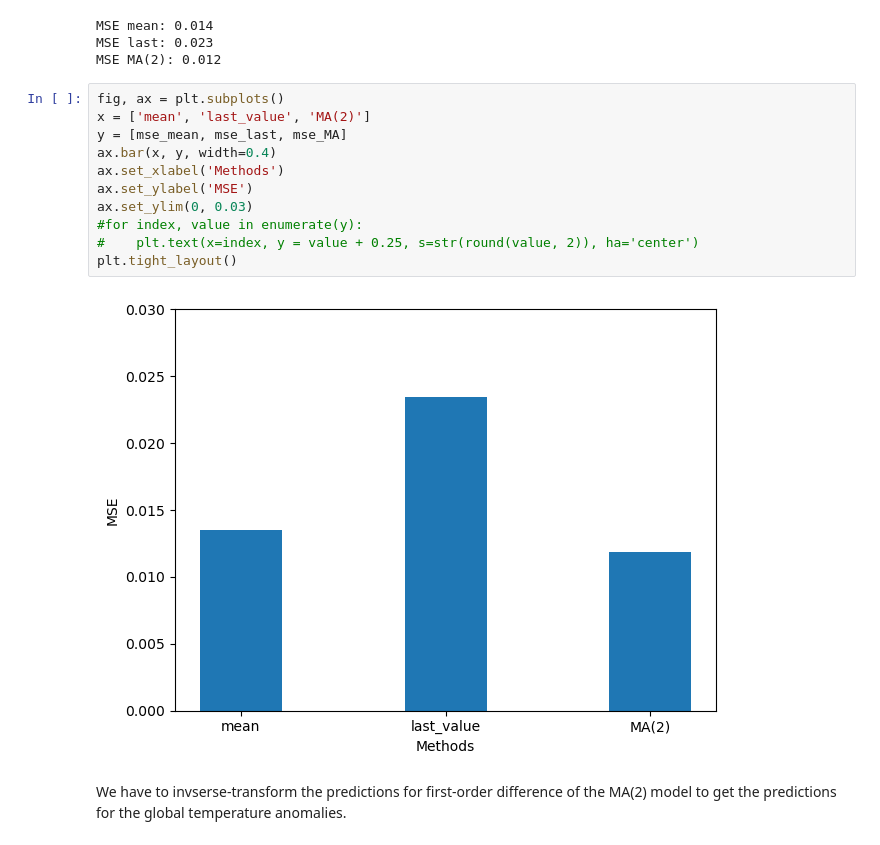
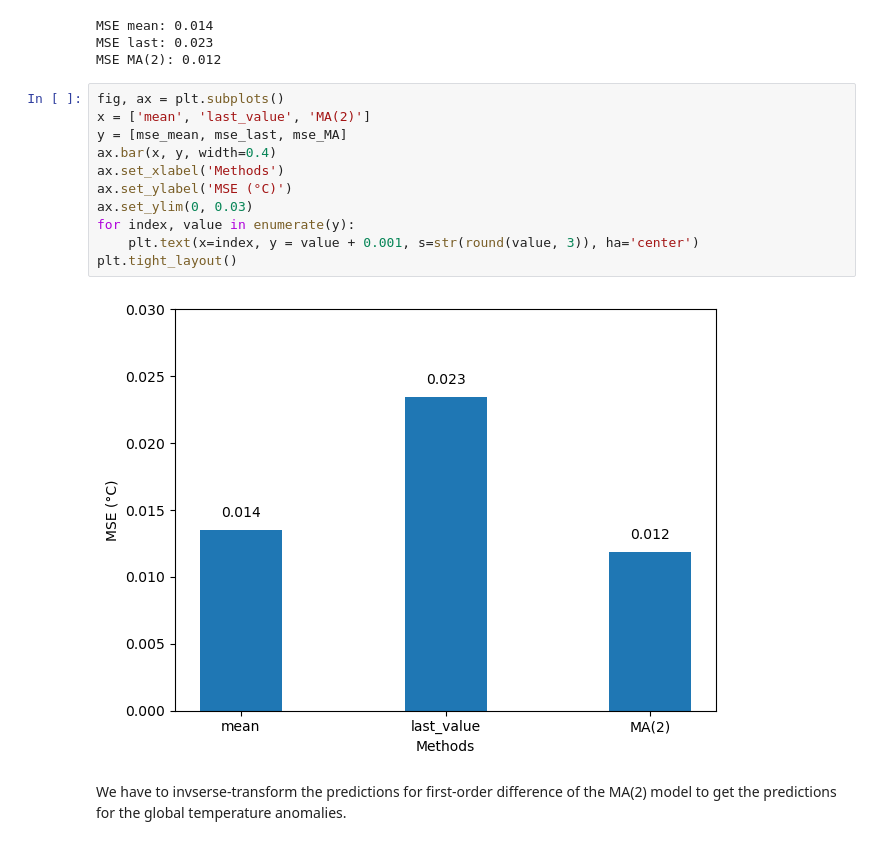
Before and after one commit to luigiselmi/climate, a Jupyter notebook: globaltemp/global_temperature_anomaly.ipynb, the cells around one changed output. Cells and saved outputs as stored; diff of their text form.

```diff
--- a/globaltemp/global_temperature_anomaly.ipynb
+++ b/globaltemp/global_temperature_anomaly.ipynb
@@ -344,16 +344,16 @@ MSE MA(2): 0.012
 # %%
 fig, ax = plt.subplots()
 x = ['mean', 'last_value', 'MA(2)']
 y = [mse_mean, mse_last, mse_MA]
 ax.bar(x, y, width=0.4)
 ax.set_xlabel('Methods')
-ax.set_ylabel('MSE')
+ax.set_ylabel('MSE (°C)')
 ax.set_ylim(0, 0.03)
-#for index, value in enumerate(y):
-#    plt.text(x=index, y = value + 0.25, s=str(round(value, 2)), ha='center')
+for index, value in enumerate(y):
+    plt.text(x=index, y = value + 0.001, s=str(round(value, 3)), ha='center')
 plt.tight_layout()
 # %% [output]
-[figure, old version]
+[figure, new version]
 # %% [markdown]
 We have to invserse-transform the predictions for first-order difference of the MA(2) model to get the predictions for the global temperature anomalies.
 # %%
```
Also changed, not shown: parts of 1 cell of this notebook.
